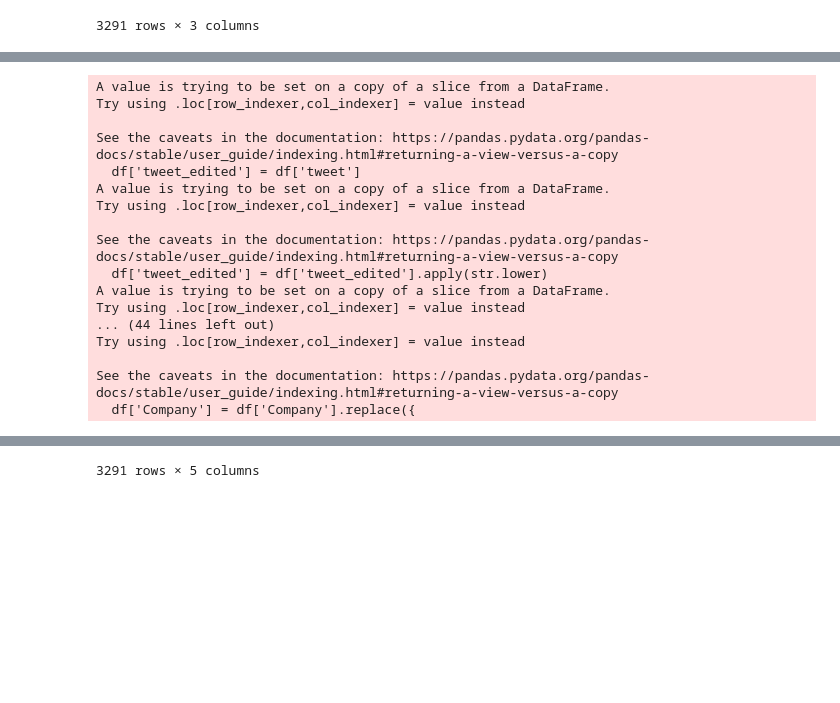
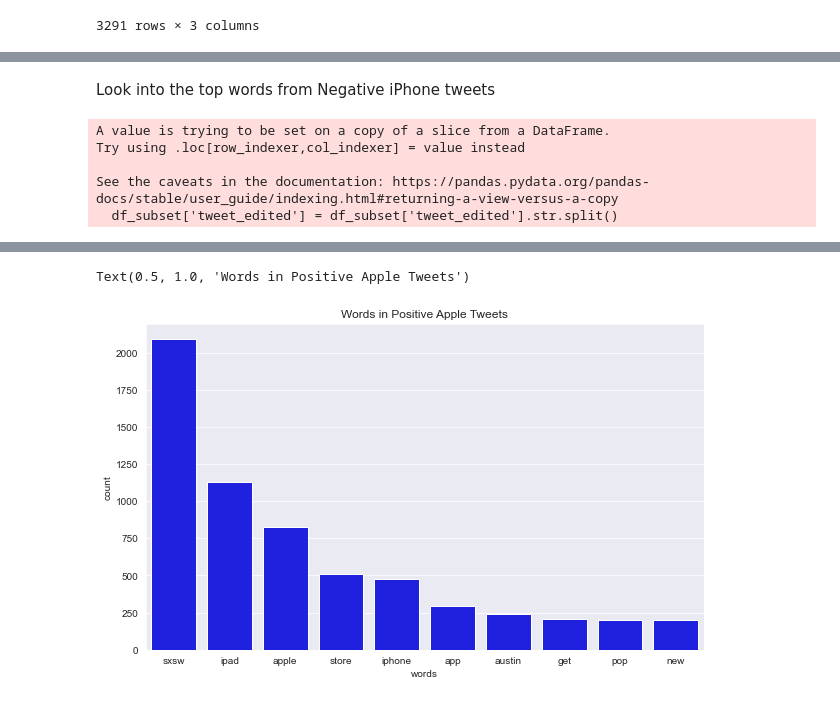
Before and after one commit to josecastillofl/phase_4_project, a Jupyter notebook: index_Nate - v3.ipynb, the cells around one changed output, grey strips where cells are left out. Cells and saved outputs as stored; diff of their text form; code cells hidden in the pictures; blank space fills up the shorter version.

Commit message:
edited Nate notebook

```diff
--- a/index_Nate - v3.ipynb
+++ b/index_Nate - v3.ipynb
@@ -181,3 +206,5 @@ df
+# %% [markdown]
+Look into the top words from Negative iPhone tweets
 # %%
 pattern = "([a-zA-Z]+(?:'[a-z]+)?)"
 tokenizer = RegexpTokenizer(pattern)
@@ -207,21 +234,24 @@ df['Company'] = df['Company'].replace({
     'Android':'Google'
 })
 df
+
+import seaborn as sns
+df_subset = df[(df['Company']=='Apple') & (df['sentiment']=='Positive emotion')]
+df_subset['tweet_edited'] = df_subset['tweet_edited'].str.split()
+df_subset = df_subset.tweet_edited.explode()
+df_subset
+
+sns.set_style("darkgrid")
+
+graphinfo = df_subset.value_counts()[0:10]
+fix, ax = plt.subplots(figsize=(10,6))
+ax = sns.barplot(graphinfo.index, graphinfo, ax = ax, color='blue')
+ax.set_ylabel("count")
+ax.set_xlabel('words')
+ax.set_title('Words in Positive Apple Tweets')
 # %% [output]
 A value is trying to be set on a copy of a slice from a DataFrame.
 Try using .loc[row_indexer,col_indexer] = value instead
 
 See the caveats in the documentation: https://pandas.pydata.org/pandas-docs/stable/user_guide/indexing.html#returning-a-view-versus-a-copy
-  df['tweet_edited'] = df['tweet']
-A value is trying to be set on a copy of a slice from a DataFrame.
-Try using .loc[row_indexer,col_indexer] = value instead
-
-See the caveats in the documentation: https://pandas.pydata.org/pandas-docs/stable/user_guide/indexing.html#returning-a-view-versus-a-copy
-  df['tweet_edited'] = df['tweet_edited'].apply(str.lower)
-A value is trying to be set on a copy of a slice from a DataFrame.
-Try using .loc[row_indexer,col_indexer] = value instead
-... (44 lines left out)
-Try using .loc[row_indexer,col_indexer] = value instead
-
-See the caveats in the documentation: https://pandas.pydata.org/pandas-docs/stable/user_guide/indexing.html#returning-a-view-versus-a-copy
-  df['Company'] = df['Company'].replace({
+  df_subset['tweet_edited'] = df_subset['tweet_edited'].str.split()
@@ -240 +258,2 @@ See the caveats in the documentation: https://pandas.pydata.org/pandas-docs/stab
-3291 rows × 5 columns
+Text(0.5, 1.0, 'Words in Positive Apple Tweets')
+[figure, added]
```
Also changed, not shown: parts of 24 cells of this notebook.
